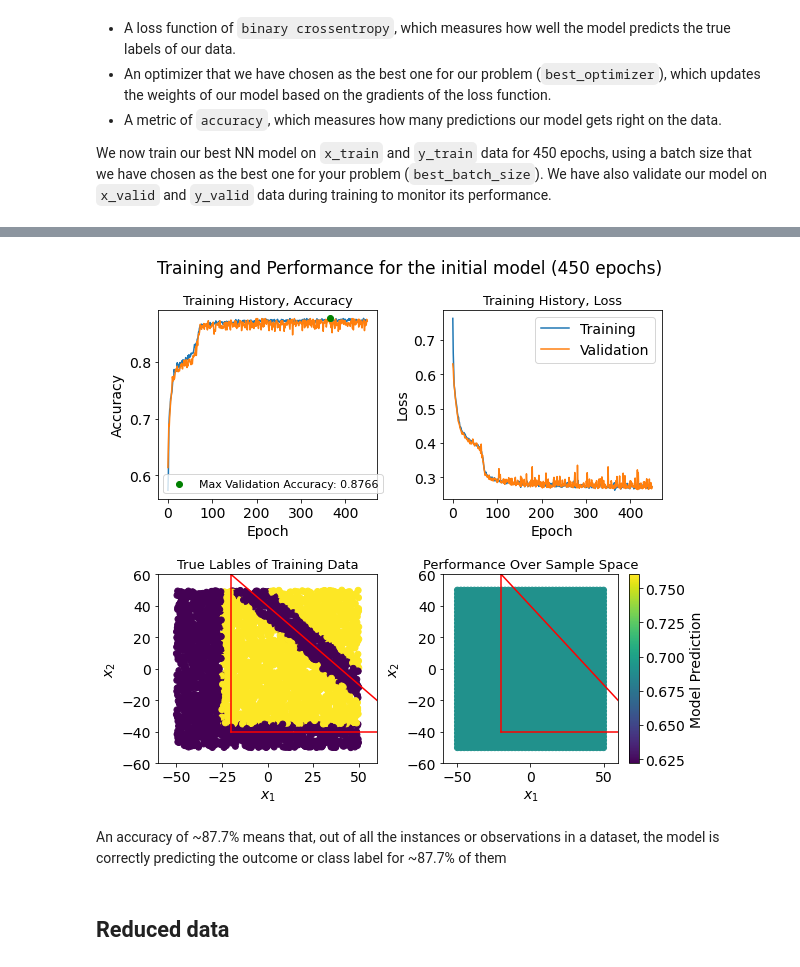
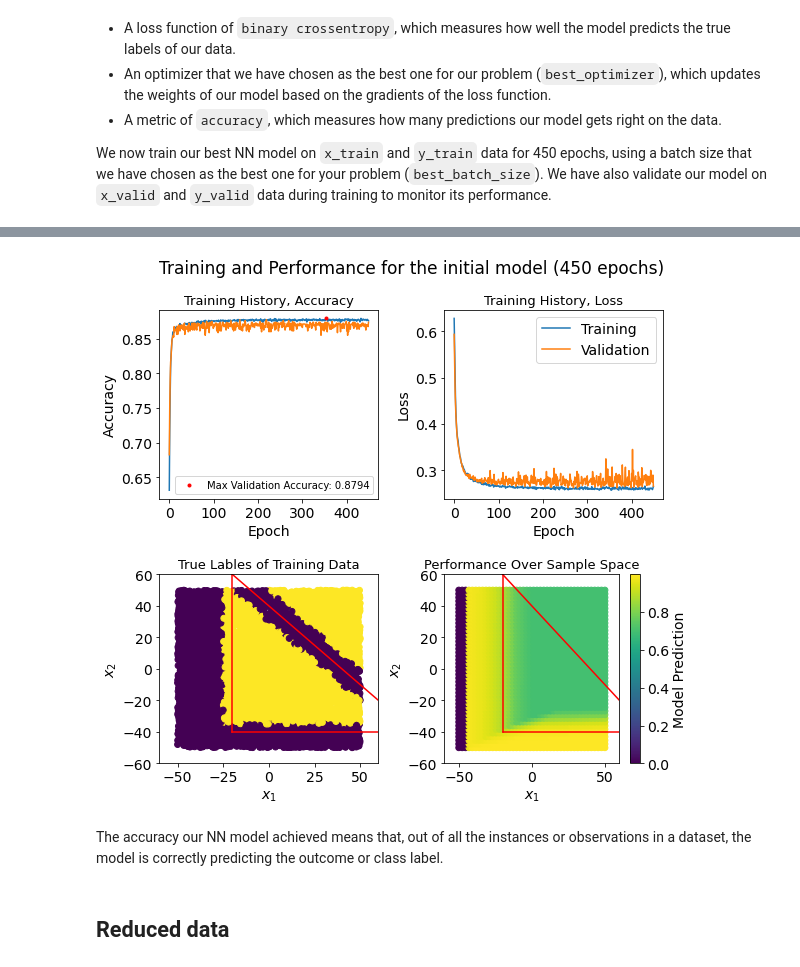
Before and after one commit to Berto70/comp_lab_b, a Jupyter notebook: assignments/group2307_exercise1.ipynb, the cells around one changed output, grey strips where cells are left out. Cells and saved outputs as stored; diff of their text form; code cells hidden in the pictures.

```diff
--- a/assignments/group2307_exercise1.ipynb
+++ b/assignments/group2307_exercise1.ipynb
@@ -98,11 +100,6 @@ We shuffle the two new dataset in anticipation of forming mini-batches. This is
 # %%
-from sklearn.utils import shuffle
-
 (x_train, y_train) = (x[0:N_train], y[0:N_train])
 (x_valid, y_valid) = (x[N_train:], y[N_train:])
 
-# shuffle the data
-(x_train, y_train), (x_valid, y_valid) = shuffle(x_train, y_train), shuffle(x_valid, y_valid)
-
-print("Train:",len(x_train),"\t Validation:",len(x_valid))
+print("Train samples:",len(x_train),"\t Validation samples:",len(x_valid))
 # %% [output]
@@ -109,0 +109,9 @@ Train: 3200      Validation: 800
+# %%
+def Rescaling(x):
+    X = (x-x.mean())/x.std()
+    return X
+
+x_train = Rescaling(x_train)
+x_valid = Rescaling(x_valid)
+
+print("Training samples:", len(x_train))
@@ -390,14 +413,14 @@ plt.show()
 # Defining a grid to represent the sample space
 dX = 2 #number of dimensions of the data
 LG = int(np.sqrt(4000/2))
-x1 = np.linspace(-50,50,LG)
-x2 = np.linspace(-50,50,LG)
-grid = np.zeros((LG*LG,2))
-k=0
+x1 = np.linspace(-50, 50, LG)
+x2 = np.linspace(-50, 50, LG)
+grid = np.zeros((LG*LG, 2))
+k = 0
 for i in range(LG):
     for j in range(LG):
-        grid[k,:]=(x1[j],x2[i])
-        k=k+1
+        grid[k,:]  =(x1[j], x2[i])
+        k = k+1
 
 # Rescaling grid points
 grid_r = grid/50
@@ -412,20 +435,22 @@ max_val_epoch = np.argmax(fit.history['accuracy'])
 print('The best valadation accuracy, %.3f, was achieved on the %uth epoch.' %(max_val_acc, max_val_epoch))
 
 # perfomance vs epochs plot
-fig, AX=plt.subplots(2, 2, figsize=(7, 7))
+fig, AX = plt.subplots(2, 2, figsize=(7, 7))
 fig.suptitle('Training and Performance for the initial model (450 epochs)', y=1, fontsize=17)
-ax=AX[0][0]
+
+# Training History, Accuracy
+ax = AX[0][0]
 ax.set_title('Training History, Accuracy', fontsize=13)
-
 mystring = "Max Validation Accuracy: "+str(round(max_val_acc,4))
-ax.scatter(max_val_epoch,max_val_acc, color = 'g', label = mystring, zorder=10)
+ax.scatter(max_val_epoch, max_val_acc, color='r',marker='.', label=mystring, zorder=10)
 ax.plot(fit.history['accuracy'])
 ax.plot(fit.history['val_accuracy'])
-ax.legend(fontsize=11, loc='best')
+ax.legend(fontsize=10, loc='best')
 ax.set_xlabel('Epoch')
 ax.set_ylabel("Accuracy")
 
-ax=AX[0][1]
+# Training History, Loss
+ax = AX[0][1]
 ax.set_title('Training History, Loss', fontsize=13)
 ax.plot(fit.history['loss'], label="Training")
 ax.plot(fit.history['val_loss'], label="Validation")
@@ -434,28 +459,30 @@ ax.set_ylabel("Loss")
 ax.legend()
 
 def boundaries():
-    ax.plot((-20,-20),(-40,60),c="r")
-    ax.plot((-20,80),(-40,-40),c="r")
-    ax.plot((-20,80),(60,-40),c="r")
+    ax.plot((-20, -20), (-40, 60), c="r")
+    ax.plot((-20, 80), (-40, -40), c="r")
+    ax.plot((-20, 80), (60, -40), c="r")
 
-ax=AX[1][0]
-ax.scatter(x[:,0],x[:,1],c=y)
-ax.set_title('True Lables of Training Data',fontsize = 13)
-ax.set_xlim(-60,60)
-ax.set_ylim(-60,60)
+# True Lables of Training Data
+ax = AX[1][0]
+ax.scatter(x[:,0], x[:,1], c=y)
+ax.set_title('True Lables of Training Data', fontsize=13)
+ax.set_xlim(-60, 60)
+ax.set_ylim(-60, 60)
 ax.set_xlabel('$x_1$')
 ax.set_ylabel('$x_2$')
 
 boundaries()
 
-ax=AX[1][1]
-col = ax.scatter(grid[:,0],grid[:,1],c=pred)
-ax.set_title('Performance Over Sample Space',fontsize = 13)
-ax.set_xlim(-60,60)
-ax.set_ylim(-60,60)
+# Performance Over Sample Space
+ax = AX[1][1]
+col = ax.scatter(grid[:,0], grid[:,1], c=pred)
+ax.set_title('Performance Over Sample Space', fontsize=13)
+ax.set_xlim(-60, 60)
+ax.set_ylim(-60, 60)
 ax.set_xlabel('$x_1$')
 ax.set_ylabel('$x_2$')
-fig.colorbar(col, label ='Model Prediction')
+fig.colorbar(col, label='Model Prediction')
 
 boundaries()
 
@@ -471,6 +498,6 @@ The best valadation accuracy, 0.877, was achieved on the 365th epoch.
-[figure, old version]
+[figure, new version]
 # %% [markdown]
-An accuracy of ~87.7% means that, out of all the instances or observations in a dataset, the model is correctly predicting the outcome or class label for ~87.7% of them
+The accuracy our NN model achieved means that, out of all the instances or observations in a dataset, the model is correctly predicting the outcome or class label.
 # %% [markdown]
 ## Reduced data
 # %% [markdown]
```
Also changed, not shown: parts of 49 cells of this notebook, 3 other files.
